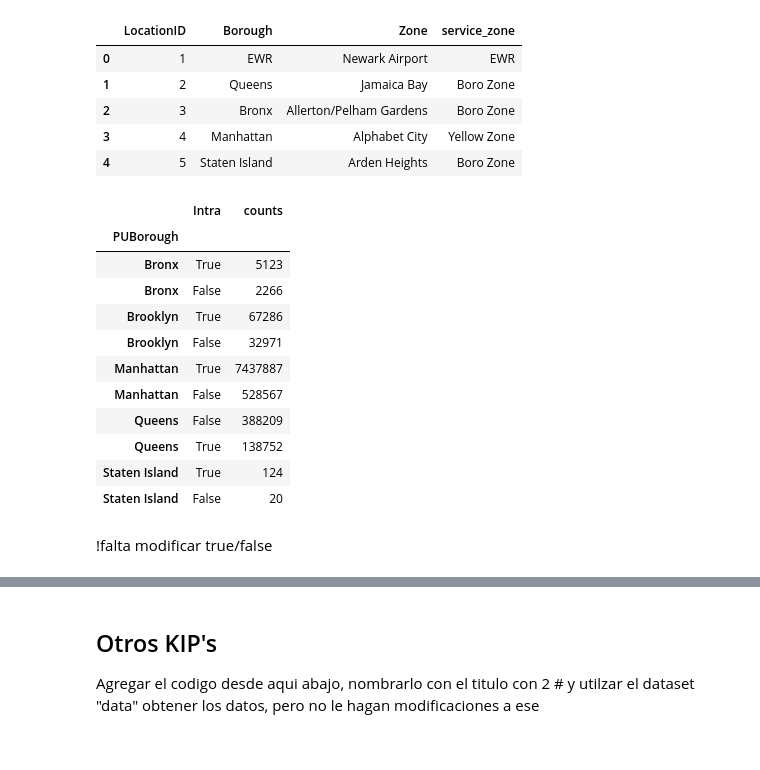
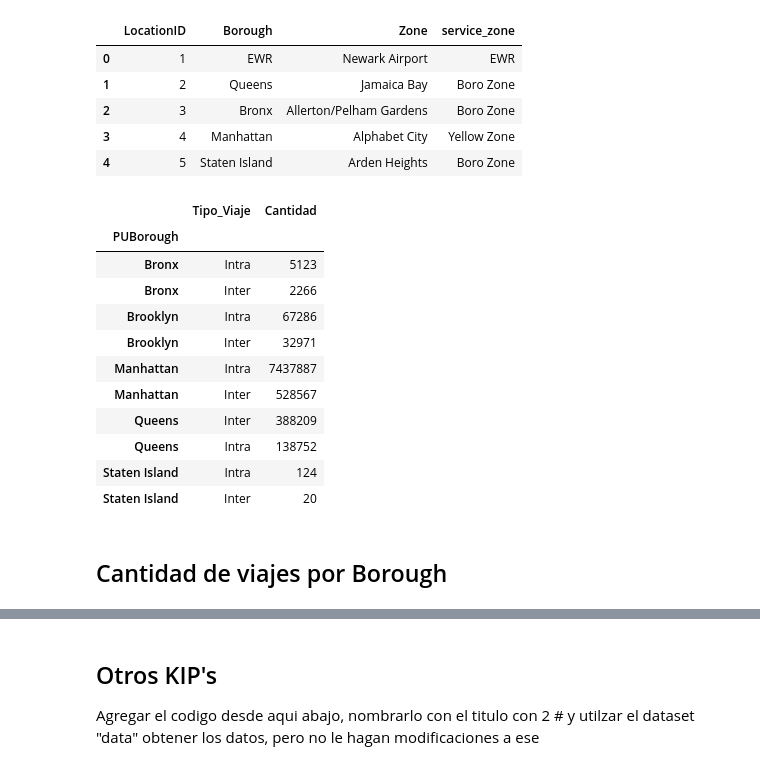
Before and after one commit to Ramirez-L/Proyecto_Taxis_Grupo_11, a Jupyter notebook: Exploracion/Dataset_Taxis.ipynb, the cells around one changed output, grey strips where cells are left out. Saved outputs shown, nothing was run; the diff lists cells and outputs as text; code cells hidden in the pictures.

```diff
--- a/Exploracion/Dataset_Taxis.ipynb
+++ b/Exploracion/Dataset_Taxis.ipynb
@@ -776,23 +784,21 @@ data_zone.rename(columns={"Borough": "DOBorough", "Zone": "DOZone"}, inplace=Tru
 # %%
-data_zone['Intra'] = data_zone['PUBorough'] == data_zone['DOBorough']
+data_zone['Tipo_Viaje'] = (data_zone['PUBorough'] == data_zone['DOBorough']).map({True: 'Intra', False: 'Inter'})
 # %%
-df_data_zone = pd.DataFrame(data_zone.groupby('PUBorough')['Intra'].value_counts())
-df_data_zone.rename(columns={'Intra':'counts'}, inplace=True)
+df_data_zone = pd.DataFrame(data_zone.groupby('PUBorough')['Tipo_Viaje'].value_counts())
+df_data_zone.rename(columns={'Tipo_Viaje':'Cantidad'}, inplace=True)
 df_data_zone.reset_index(level=1, inplace=True)
 df_data_zone
 # %% [output]
-|  | Intra | counts |
+|  | Tipo_Viaje | Cantidad |
 | PUBorough |  |  |
-| Bronx | True | 5123 |
-| Bronx | False | 2266 |
-| Brooklyn | True | 67286 |
-| Brooklyn | False | 32971 |
-| Manhattan | True | 7437887 |
-| Manhattan | False | 528567 |
-| Queens | False | 388209 |
-| Queens | True | 138752 |
-| Staten Island | True | 124 |
-| Staten Island | False | 20 |
+| Bronx | Intra | 5123 |
+| Bronx | Inter | 2266 |
+| Brooklyn | Intra | 67286 |
+| Brooklyn | Inter | 32971 |
+| Manhattan | Intra | 7437887 |
+| Manhattan | Inter | 528567 |
+| Queens | Inter | 388209 |
+| Queens | Intra | 138752 |
+| Staten Island | Intra | 124 |
+| Staten Island | Inter | 20 |
-# %% [markdown]
-!falta modificar true/false
 # %%
@@ -804 +809,3 @@ fig = px.histogram(df_data_zone, x=df_data_zone.index, y='counts',
 fig.show()
+# %% [markdown]
+## Cantidad de viajes por Borough
```
Also changed, not shown: parts of 25 cells of this notebook.
